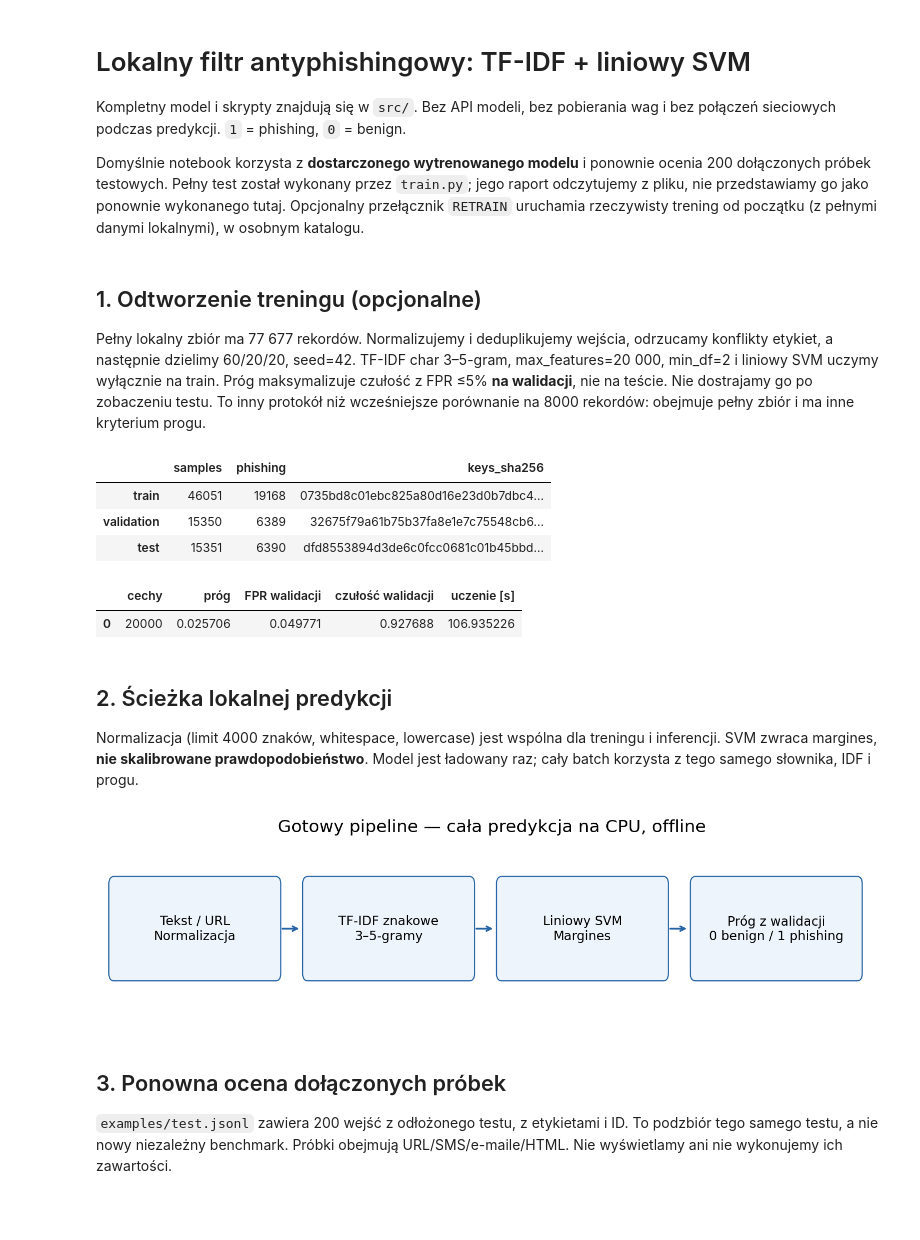
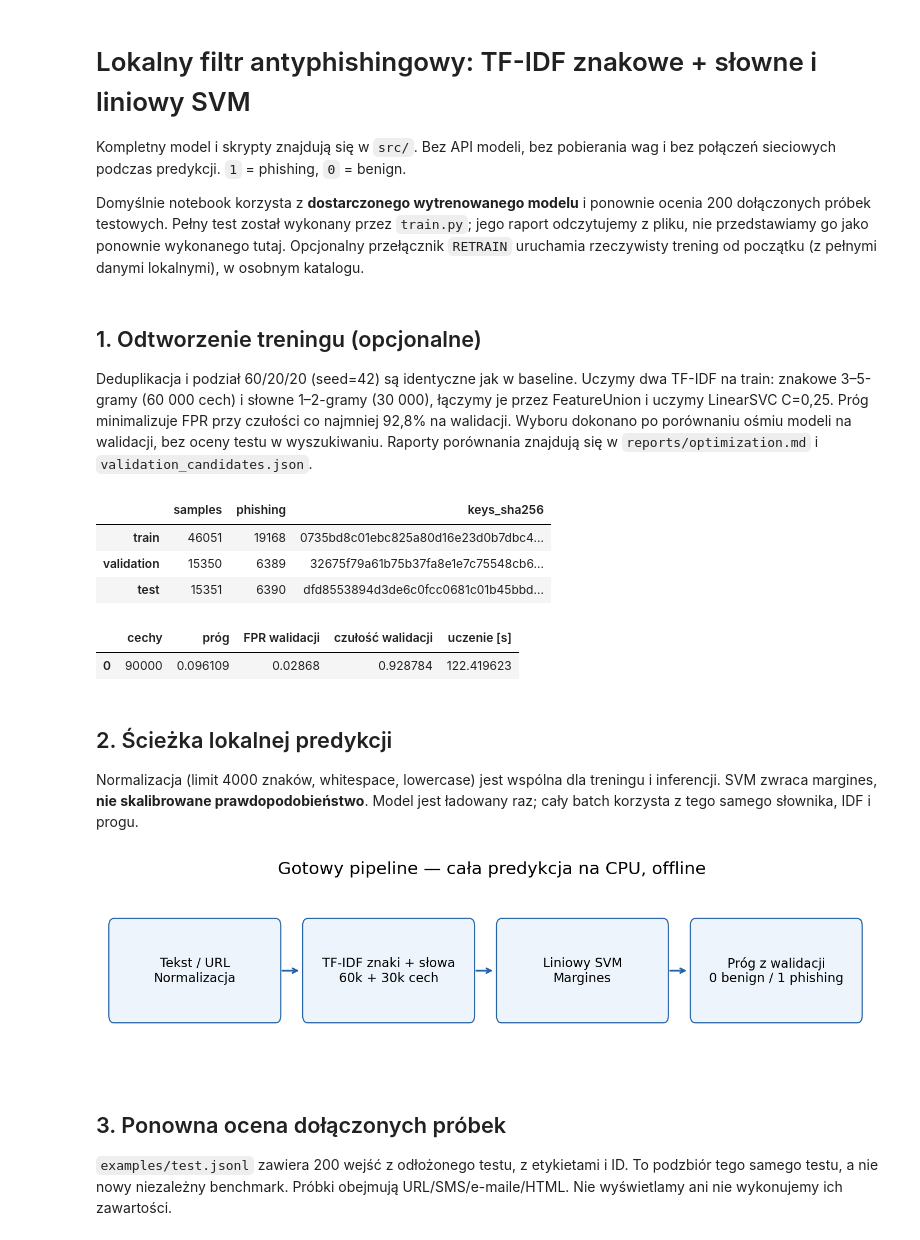
Before and after one commit to nikpan1/phishing-detector, a Jupyter notebook: src/notebooks/training.ipynb, the cells around one changed output. Drawn from its saved outputs; the diff is of its cells as text; code cells hidden in the pictures; blank space fills up the shorter version.

Commit message:
Improve phishing detector FPR with hybrid text features and validation search

```diff
--- a/src/notebooks/training.ipynb
+++ b/src/notebooks/training.ipynb
@@ -1,5 +1,5 @@
 # %% [markdown]
-# Lokalny filtr antyphishingowy: TF-IDF + liniowy SVM
+# Lokalny filtr antyphishingowy: TF-IDF znakowe + słowne i liniowy SVM
 
 Kompletny model i skrypty znajdują się w `src/`. Bez API modeli, bez pobierania
 wag i bez połączeń sieciowych podczas predykcji. `1` = phishing, `0` = benign.
@@ -22,19 +22,19 @@ from core import load_model, read_records, score_texts, evaluate_model
 # %% [markdown]
 ## 1. Odtworzenie treningu (opcjonalne)
 
-Pełny lokalny zbiór ma 77 677 rekordów. Normalizujemy i deduplikujemy wejścia,
-odrzucamy konflikty etykiet, a następnie dzielimy 60/20/20, seed=42.
-TF-IDF char 3–5-gram, max_features=20 000, min_df=2 i liniowy SVM uczymy wyłącznie
-na train. Próg maksymalizuje czułość z FPR ≤5% **na walidacji**, nie na teście.
-Nie dostrajamy go po zobaczeniu testu. To inny protokół niż wcześniejsze porównanie
-na 8000 rekordów: obejmuje pełny zbiór i ma inne kryterium progu.
+Deduplikacja i podział 60/20/20 (seed=42) są identyczne jak w baseline.
+Uczymy dwa TF-IDF na train: znakowe 3–5-gramy (60 000 cech) i słowne 1–2-gramy
+(30 000), łączymy je przez FeatureUnion i uczymy LinearSVC C=0,25.
+Próg minimalizuje FPR przy czułości co najmniej 92,8% na walidacji.
+Wyboru dokonano po porównaniu ośmiu modeli na walidacji, bez oceny testu w wyszukiwaniu.
+Raporty porównania znajdują się w `reports/optimization.md` i `validation_candidates.json`.
 # %%
 RETRAIN = False
 RUN_DIR = SRC
 if RETRAIN:
     from train import train_model
     RUN_DIR = SRC / 'experiments' / 'notebook-retrain'
-    train_model(data_dir=SRC.parent / 'data', output_dir=RUN_DIR, max_fpr=0.05)
+    train_model(data_dir=SRC.parent / 'data', output_dir=RUN_DIR, min_recall=0.928)
 MODEL = RUN_DIR / 'models' / 'pipeline.joblib'
 metadata = json.loads((MODEL.parent / 'metadata.json').read_text())
 bundle = load_model(MODEL)
@@ -50,7 +50,7 @@ display(pd.DataFrame([{'cechy': metadata['features'], 'próg': metadata['thresho
 | validation | 15350 | 6389 | 32675f79a61b75b37fa8e1e7c75548cb6... |
 | test | 15351 | 6390 | dfd8553894d3de6c0fcc0681c01b45bbd... |
 |  | cechy | próg | FPR walidacji | czułość walidacji | uczenie [s] |
-| 0 | 20000 | 0.025706 | 0.049771 | 0.927688 | 106.935226 |
+| 0 | 90000 | 0.096109 | 0.02868 | 0.928784 | 122.419623 |
 # %% [markdown]
 ## 2. Ścieżka lokalnej predykcji
 
@@ -60,30 +60,30 @@ Model jest ładowany raz; cały batch korzysta z tego samego słownika, IDF i pr
 # %%
 import os, tempfile, io
 os.environ.setdefault('MPLCONFIGDIR', str(Path(tempfile.gettempdir()) / 'solution-mpl'))
 os.environ.setdefault('XDG_CACHE_HOME', str(Path(tempfile.gettempdir()) / 'solution-cache'))
 Path(os.environ['XDG_CACHE_HOME']).mkdir(parents=True, exist_ok=True)
 import matplotlib
 matplotlib.use('Agg')
 import matplotlib.pyplot as plt
 from matplotlib.patches import FancyBboxPatch
 fig, ax = plt.subplots(figsize=(12, 2.8))
 ax.set(xlim=(0, 12), ylim=(0, 2)); ax.axis('off')
-steps = ['Tekst / URL\nNormalizacja', 'TF-IDF znakowe\n3–5-gramy',
+steps = ['Tekst / URL\nNormalizacja', 'TF-IDF znaki + słowa\n60k + 30k cech',
          'Liniowy SVM\nMargines', 'Próg z walidacji\n0 benign / 1 phishing']
 for i, step in enumerate(steps):
     ax.add_patch(FancyBboxPatch((3*i+.15, .5), 2.5, 1, boxstyle='round,pad=0.08',
                                 facecolor='#edf4fb', edgecolor='#2563a6'))
     ax.text(3*i+1.4, 1, step, ha='center', va='center', fontsize=11)
     if i<3:
         ax.annotate('', xy=(3*i+3.05, 1), xytext=(3*i+2.72, 1),
                     arrowprops=dict(arrowstyle='->', color='#2563a6', lw=1.5))
 ax.set_title('Gotowy pipeline — cała predykcja na CPU, offline', fontsize=15)
 def show(fig):
     buffer=io.BytesIO(); fig.savefig(buffer, format='png', dpi=150, bbox_inches='tight')
     display(Image(data=buffer.getvalue(), width=1100)); plt.close(fig)
 show(fig)
 # %% [output]
-[figure, old version]
+[figure, new version]
 # %% [markdown]
 ## 3. Ponowna ocena dołączonych próbek
 
```
Also changed, not shown: parts of 4 cells of this notebook, 17 other files.
